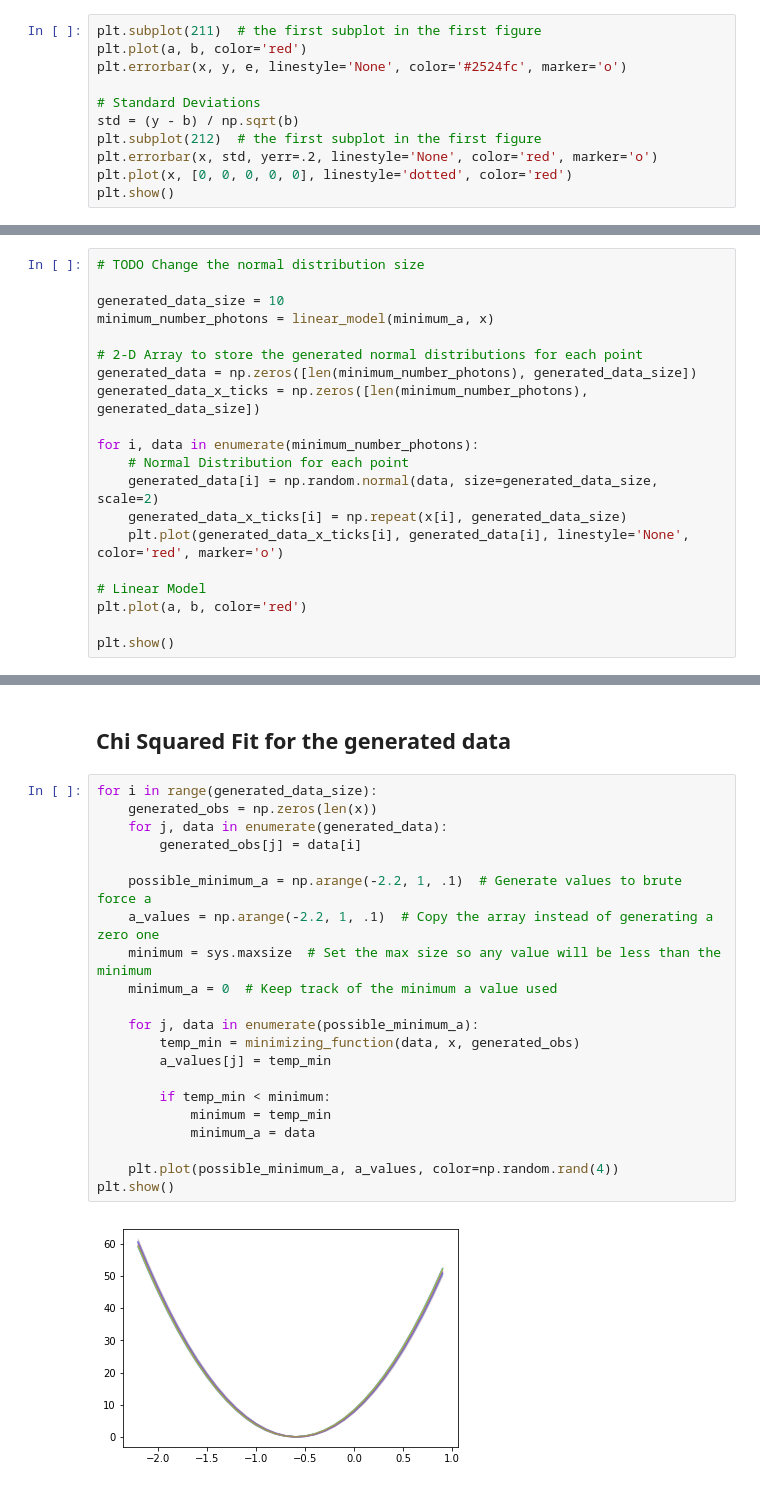
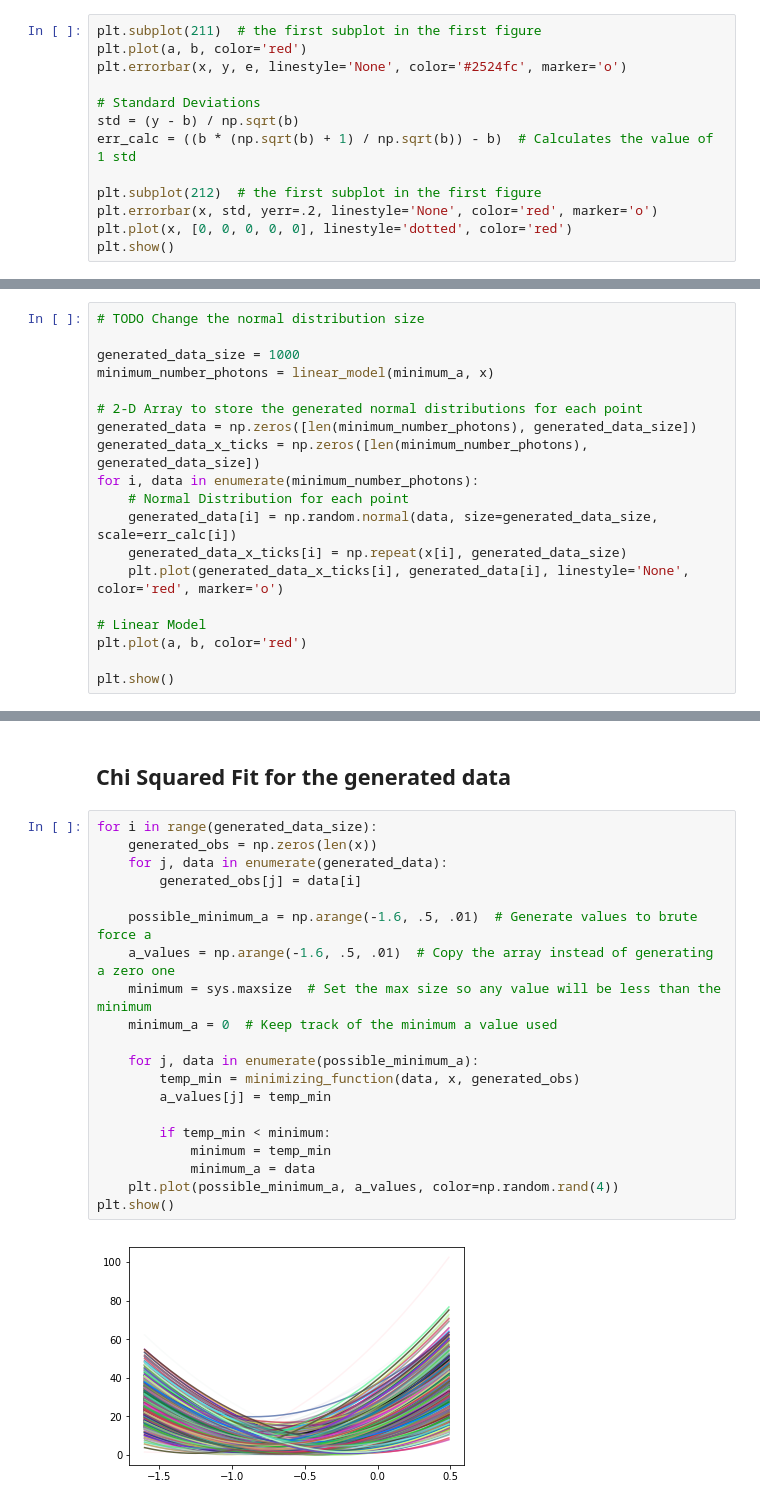
Before and after one commit to jeffschulthies/ASTR-3411, a Jupyter notebook: Week-5/Assignment.ipynb, the cells around one changed output, grey strips where cells are left out. Drawn from its saved outputs; the diff is of its cells as text.

```diff
--- a/Week-5/Assignment.ipynb
+++ b/Week-5/Assignment.ipynb
@@ -166,6 +166,8 @@ plt.errorbar(x, y, e, linestyle='None', color='#2524fc', marker='o')
 
 # Standard Deviations
 std = (y - b) / np.sqrt(b)
+err_calc = ((b * (np.sqrt(b) + 1) / np.sqrt(b)) - b)  # Calculates the value of 1 std
+
 plt.subplot(212)  # the first subplot in the first figure
 plt.errorbar(x, std, yerr=.2, linestyle='None', color='red', marker='o')
 plt.plot(x, [0, 0, 0, 0, 0], linestyle='dotted', color='red')
@@ -178,16 +181,15 @@ plt.show()
 # %%
 # TODO Change the normal distribution size
 
-generated_data_size = 10
+generated_data_size = 1000
 minimum_number_photons = linear_model(minimum_a, x)
 
 # 2-D Array to store the generated normal distributions for each point
 generated_data = np.zeros([len(minimum_number_photons), generated_data_size])
 generated_data_x_ticks = np.zeros([len(minimum_number_photons), generated_data_size])
-
 for i, data in enumerate(minimum_number_photons):
     # Normal Distribution for each point
-    generated_data[i] = np.random.normal(data, size=generated_data_size, scale=2)
+    generated_data[i] = np.random.normal(data, size=generated_data_size, scale=err_calc[i])
     generated_data_x_ticks[i] = np.repeat(x[i], generated_data_size)
     plt.plot(generated_data_x_ticks[i], generated_data[i], linestyle='None', color='red', marker='o')
 
@@ -202,23 +204,22 @@ plt.show()
 # %%
 for i in range(generated_data_size):
     generated_obs = np.zeros(len(x))
     for j, data in enumerate(generated_data):
         generated_obs[j] = data[i]
 
-    possible_minimum_a = np.arange(-2.2, 1, .1)  # Generate values to brute force a
-    a_values = np.arange(-2.2, 1, .1)  # Copy the array instead of generating a zero one
+    possible_minimum_a = np.arange(-1.6, .5, .01)  # Generate values to brute force a
+    a_values = np.arange(-1.6, .5, .01)  # Copy the array instead of generating a zero one
     minimum = sys.maxsize  # Set the max size so any value will be less than the minimum
     minimum_a = 0  # Keep track of the minimum a value used
 
     for j, data in enumerate(possible_minimum_a):
         temp_min = minimizing_function(data, x, generated_obs)
         a_values[j] = temp_min
 
         if temp_min < minimum:
             minimum = temp_min
             minimum_a = data
-
     plt.plot(possible_minimum_a, a_values, color=np.random.rand(4))
 plt.show()
 # %% [output]
-[figure, old version]
+[figure, new version]
```
Also changed, not shown: parts of 4 cells of this notebook.
